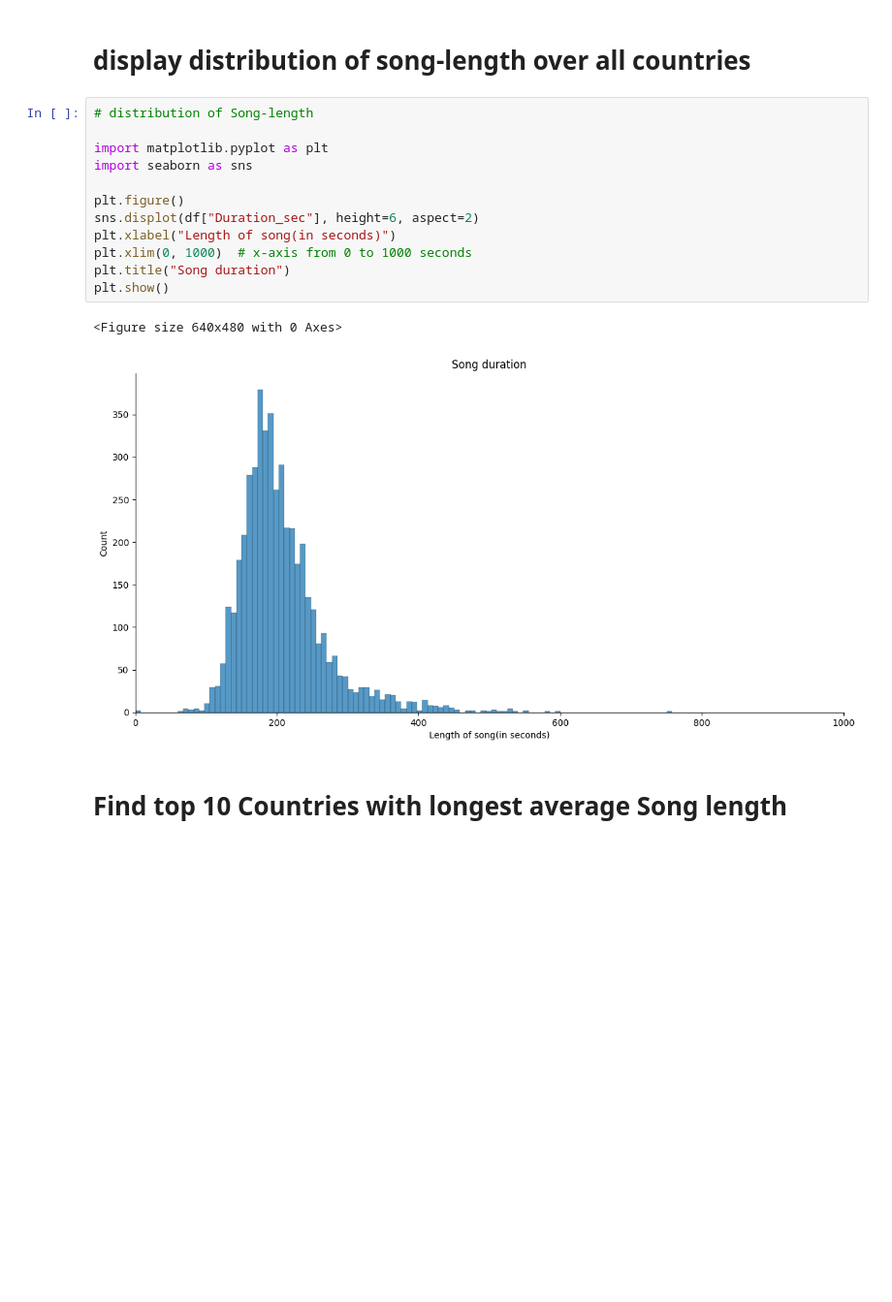
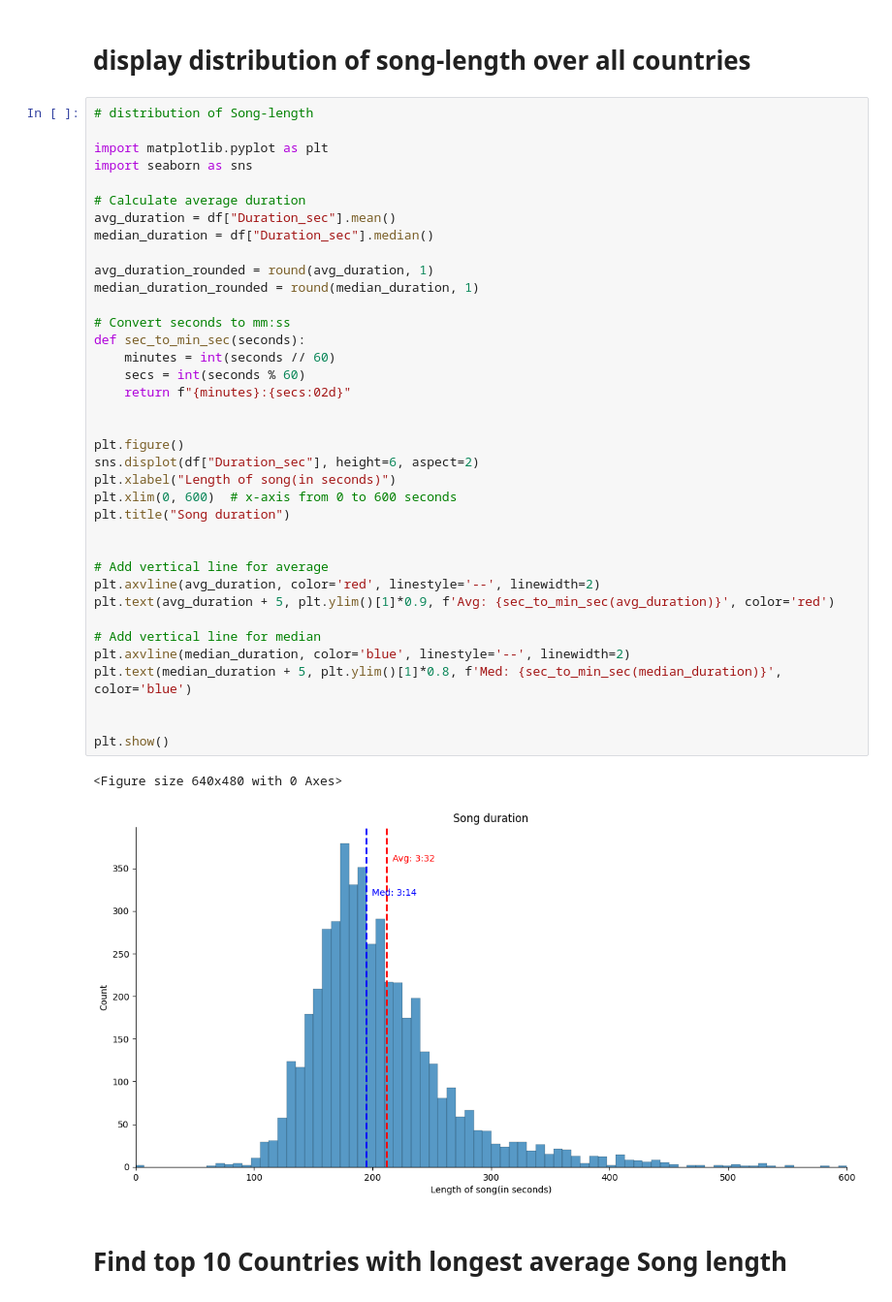
Before and after one commit to SchneFre/project-API-and-Web-Data-Scraping, a Jupyter notebook: eda.ipynb, the cells around one changed output. Shown: that part at 97% size. Saved outputs shown, nothing was run; the diff lists cells and outputs as text; blank space fills up the shorter version.

```diff
--- a/eda.ipynb
+++ b/eda.ipynb
@@ -68,18 +68,43 @@ dtype: object
 # %%
 # distribution of Song-length
 
 import matplotlib.pyplot as plt
 import seaborn as sns
 
+# Calculate average duration
+avg_duration = df["Duration_sec"].mean()
+median_duration = df["Duration_sec"].median()
+
+avg_duration_rounded = round(avg_duration, 1)
+median_duration_rounded = round(median_duration, 1)
+
+# Convert seconds to mm:ss
+def sec_to_min_sec(seconds):
+    minutes = int(seconds // 60)
+    secs = int(seconds % 60)
+    return f"{minutes}:{secs:02d}"
+
+
 plt.figure()
 sns.displot(df["Duration_sec"], height=6, aspect=2)
 plt.xlabel("Length of song(in seconds)")
-plt.xlim(0, 1000)  # x-axis from 0 to 1000 seconds
+plt.xlim(0, 600)  # x-axis from 0 to 600 seconds
 plt.title("Song duration")
+
+
+# Add vertical line for average
+plt.axvline(avg_duration, color='red', linestyle='--', linewidth=2)
+plt.text(avg_duration + 5, plt.ylim()[1]*0.9, f'Avg: {sec_to_min_sec(avg_duration)}', color='red')
+
+# Add vertical line for median
+plt.axvline(median_duration, color='blue', linestyle='--', linewidth=2)
+plt.text(median_duration + 5, plt.ylim()[1]*0.8, f'Med: {sec_to_min_sec(median_duration)}', color='blue')
+
+
 plt.show()
 # %% [output]
 <Figure size 640x480 with 0 Axes>
-[figure, old version]
+[figure, new version]
 # %% [markdown]
 # Find top 10 Countries with longest average Song length
 # %%
```
Also changed, not shown: parts of 1 cell of this notebook.
